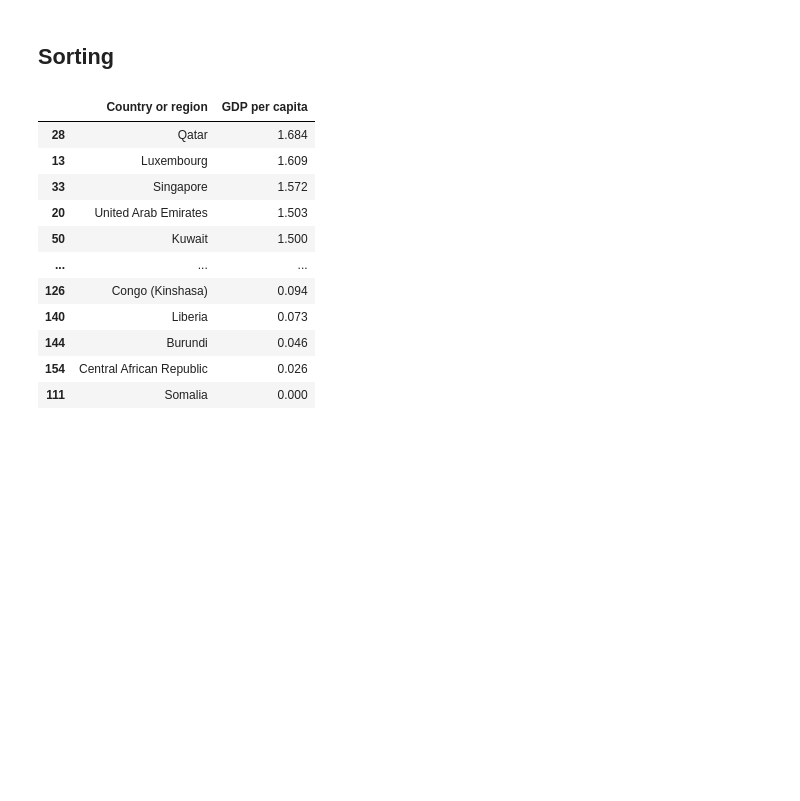
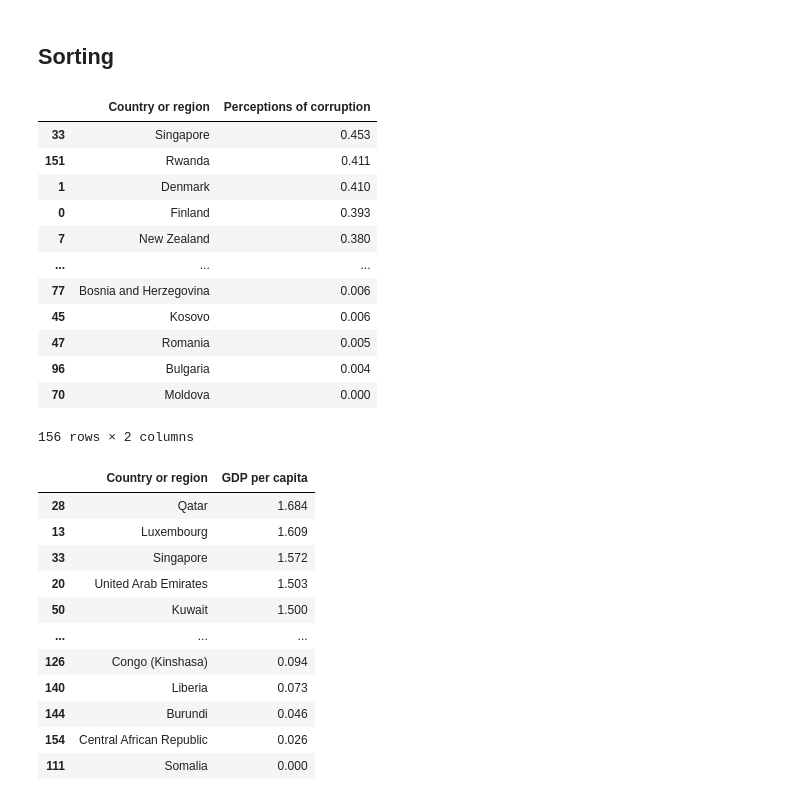
Before and after one commit to erelsgl-at-ariel/research-5785, a Jupyter notebook: 07-python-databases/code/1-pandas/pandas.ipynb, the cells around one changed output. Saved outputs shown, nothing was run; the diff lists cells and outputs as text; code cells hidden in the pictures; blank space fills up the shorter version.

```diff
--- a/07-python-databases/code/1-pandas/pandas.ipynb
+++ b/07-python-databases/code/1-pandas/pandas.ipynb
@@ -286,6 +286,22 @@ df.query("`Perceptions of corruption` < 0.1 and `Generosity` > 0.3")[["Country o
 | 120 | Kenya | 0.053 | 0.372 |
 # %% [markdown]
  ## Sorting
+# %%
+df.sort_values(by=['Perceptions of corruption'],ascending=False)[['Country or region', 'Perceptions of corruption']]
+# %% [output]
+|  | Country or region | Perceptions of corruption |
+| 33 | Singapore | 0.453 |
+| 151 | Rwanda | 0.411 |
+| 1 | Denmark | 0.410 |
+| 0 | Finland | 0.393 |
+| 7 | New Zealand | 0.380 |
+| ... | ... | ... |
+| 77 | Bosnia and Herzegovina | 0.006 |
+| 45 | Kosovo | 0.006 |
+| 47 | Romania | 0.005 |
+| 96 | Bulgaria | 0.004 |
+| 70 | Moldova | 0.000 |
+156 rows × 2 columns
 # %%
 df.sort_values(by=['GDP per capita'],ascending=False)[['Country or region', 'GDP per capita']]
 # %% [output]
```
Also changed, not shown: parts of 1 cell of this notebook, 3 other files.
